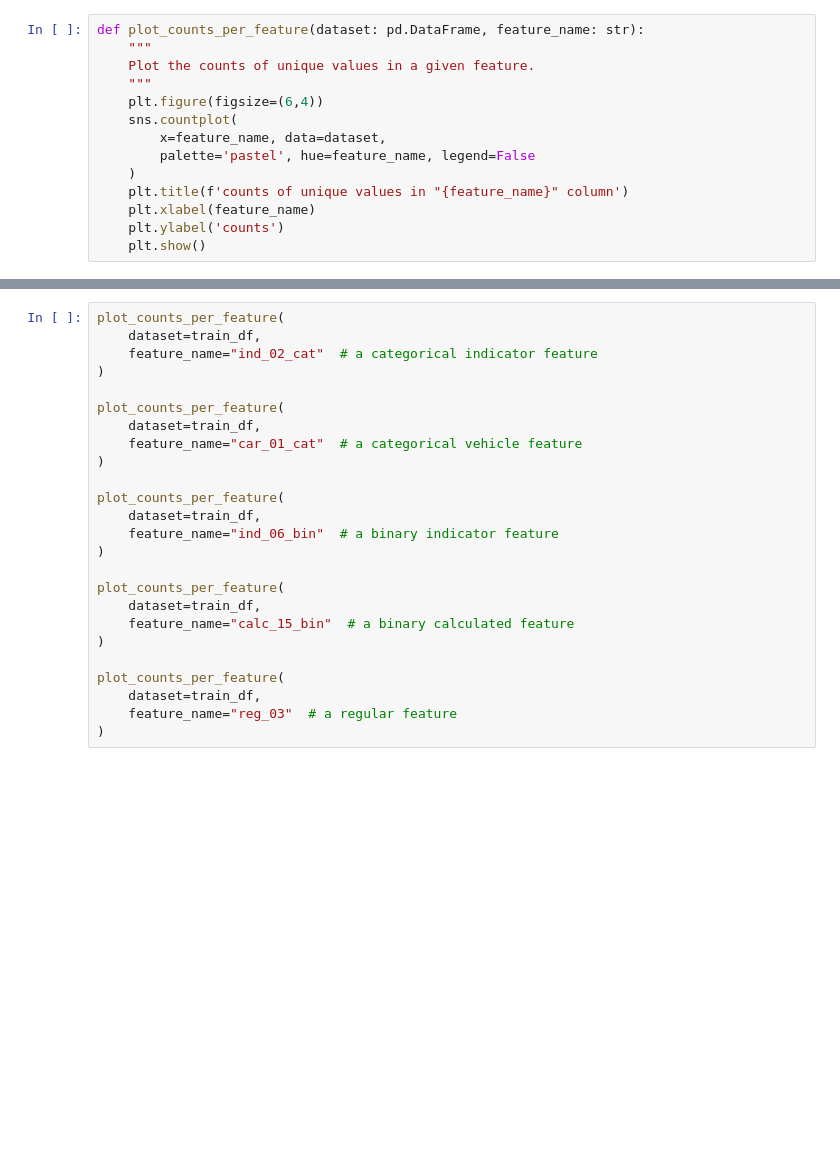
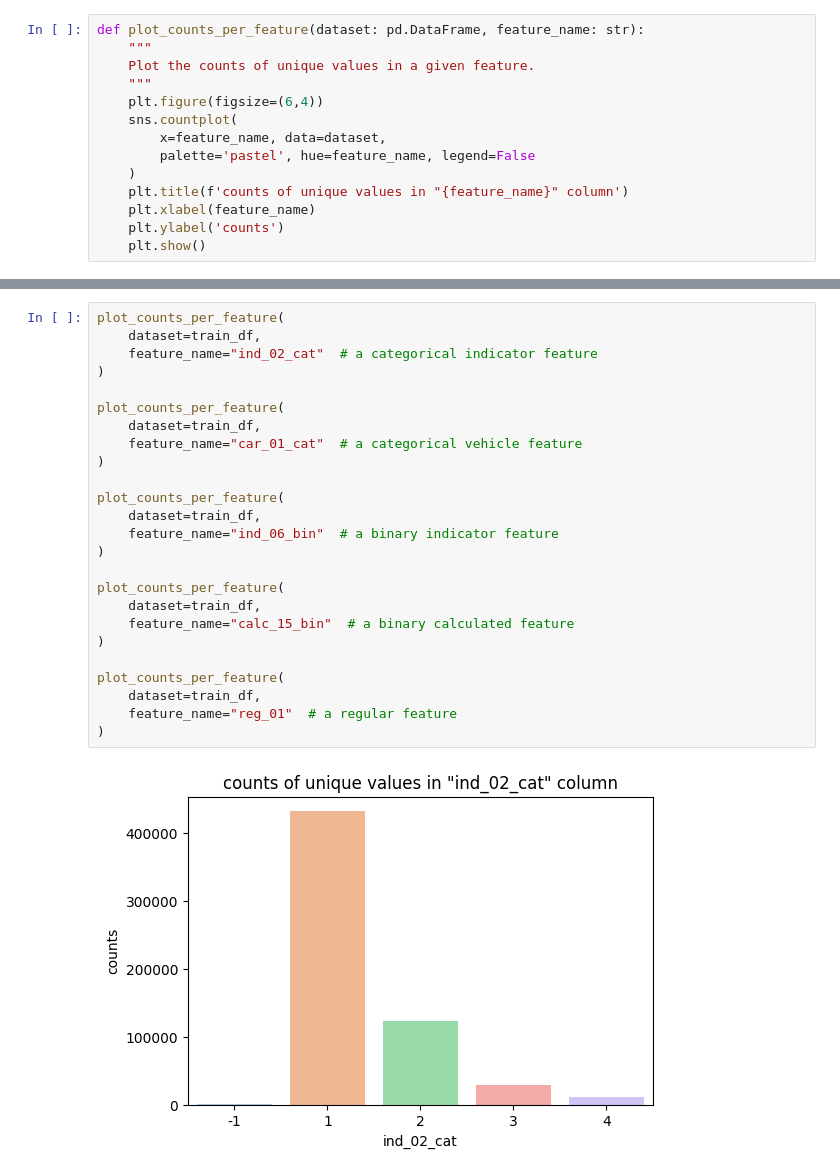
Before and after one commit to armiro/safe-driver-prediction, a Jupyter notebook: eda.ipynb, the cells around one changed output, grey strips where cells are left out. Drawn from its saved outputs; the diff is of its cells as text; blank space fills up the shorter version.

```diff
--- a/eda.ipynb
+++ b/eda.ipynb
@@ -74,25 +113,27 @@ plot_counts_per_feature(
 # %%
 plot_counts_per_feature(
     dataset=train_df,
     feature_name="ind_02_cat"  # a categorical indicator feature
 )
 
 plot_counts_per_feature(
     dataset=train_df,
     feature_name="car_01_cat"  # a categorical vehicle feature
 )
 
 plot_counts_per_feature(
     dataset=train_df,
     feature_name="ind_06_bin"  # a binary indicator feature
 )
 
 plot_counts_per_feature(
     dataset=train_df,
     feature_name="calc_15_bin"  # a binary calculated feature
 )
 
 plot_counts_per_feature(
     dataset=train_df,
-    feature_name="reg_03"  # a regular feature
+    feature_name="reg_01"  # a regular feature
 )
+# %% [output]
+[figure, added]
```
Also changed, not shown: parts of 6 cells of this notebook.
